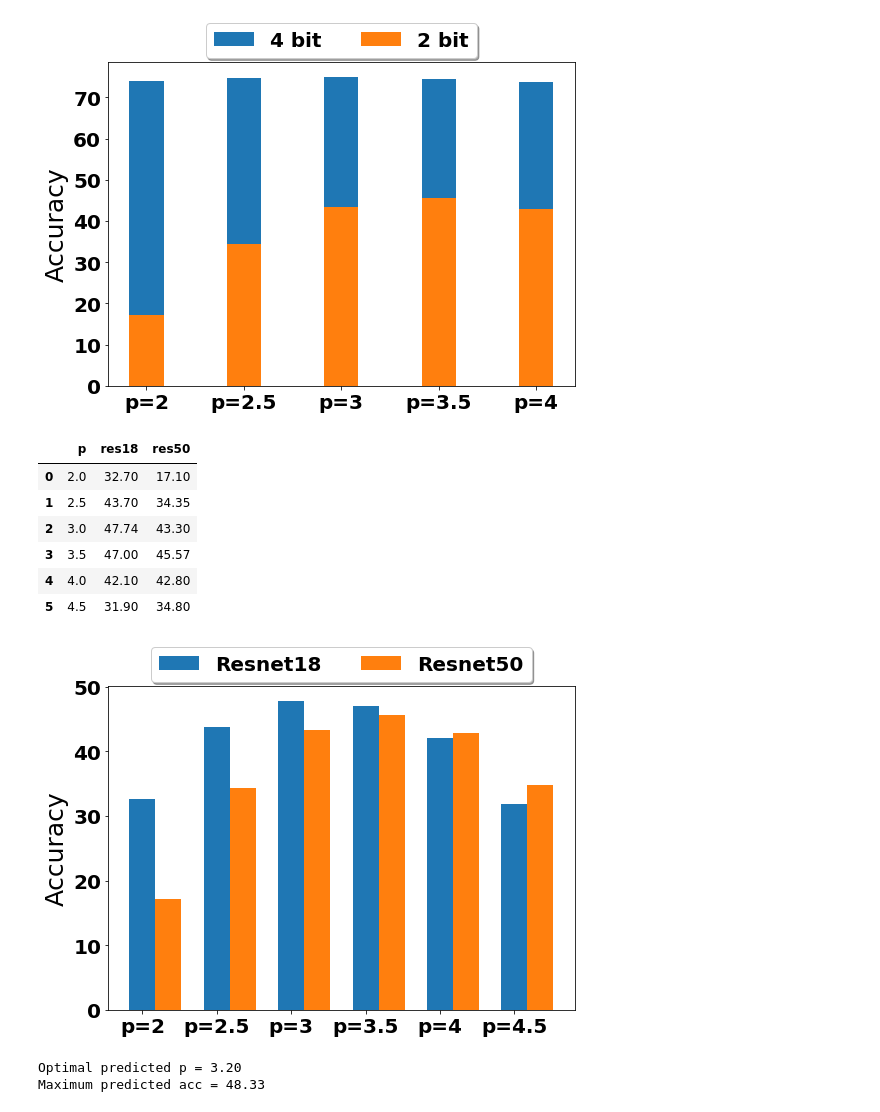
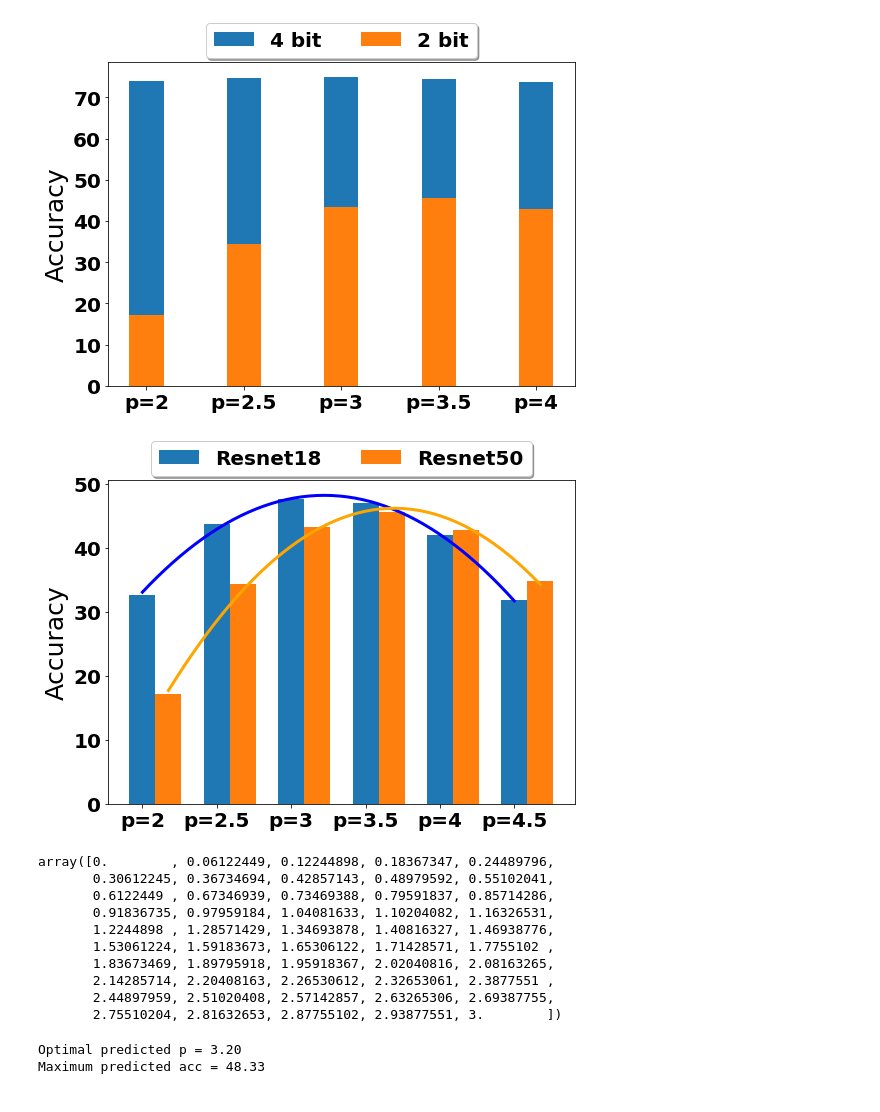
Before and after one commit to ynahshan/nn-quantization-pytorch, a Jupyter notebook: jupyter/lp_vs_acc.ipynb, the cells around one changed output. Cells and saved outputs as stored; diff of their text form; code cells hidden in the pictures.

Commit message:
update figures

```diff
--- a/jupyter/lp_vs_acc.ipynb
+++ b/jupyter/lp_vs_acc.ipynb
@@ -32,37 +32,61 @@ plt.savefig('../fig/res50_p_vs_acc.png')
 # %%
 df_2bit = pd.DataFrame()
 temp = df_res18[df_res18['p'].isin([2., 2.5, 3., 3.5, 4., 4.5])].reset_index()
 df_2bit['p'] = temp.p
 df_2bit['res18'] = temp.acc
 temp = df_res50[df_res50['p'].isin([2., 2.5, 3., 3.5, 4., 4.5])].reset_index()
 df_2bit['res50'] = temp.acc
 
 rcParams['figure.figsize'] = 8, 6
 font = {'weight' : 'normal', 'size': 20, 'weight': 'bold'}
 matplotlib.rc('font', **font)
 
 N = len(df_2bit)
 ind = np.arange(N)    # the x locations for the groups
 width = 0.35       # the width of the bars: can also be len(x) sequence
 p1 = plt.bar(ind, df_2bit.res18, width)
 p2 = plt.bar(ind+width, df_2bit.res50, width)
 plt.ylabel('Accuracy', fontsize=25)
 plt.legend(['Resnet18', 'Resnet50'], loc='upper center', bbox_to_anchor=(0.5, 1.15),
           ncol=2, fancybox=True, shadow=True)
+
+plt.xticks(ind, ('p=2', 'p=2.5', 'p=3', 'p=3.5', 'p=4', 'p=4.5'));
+
+min_ = 2
+max_ = 4.5
+
+xp = np.linspace(min_, max_, 50)
+xp_tag = (xp - min_) * 5 / (max_ - min_)
+z = np.polyfit(df_2bit['p'], df_2bit['res18'], 2)
+y = np.poly1d(z)
+plt.plot(xp_tag, y(xp), '-', c='blue', linewidth=3)
+
+
+xp = np.linspace(min_, max_, 50)
+xp_tag = (xp - min_) * 5 / (max_ - min_) + width
+z = np.polyfit(df_2bit['p'], df_2bit['res50'], 2)
+y = np.poly1d(z)
+plt.plot(xp_tag, y(xp), '-', c='orange', linewidth=3)
+
 plt.tight_layout()
-plt.xticks(ind, ('p=2', 'p=2.5', 'p=3', 'p=3.5', 'p=4', 'p=4.5'));
 plt.savefig('../fig/res50_res18_pnorms.png')
-
-df_2bit
 # %% [output]
-|  | p | res18 | res50 |
-| 0 | 2.0 | 32.70 | 17.10 |
-| 1 | 2.5 | 43.70 | 34.35 |
-| 2 | 3.0 | 47.74 | 43.30 |
-| 3 | 3.5 | 47.00 | 45.57 |
-| 4 | 4.0 | 42.10 | 42.80 |
-| 5 | 4.5 | 31.90 | 34.80 |
-[figure, old version]
+[figure, new version]
+# %%
+min_ = 2
+max_ = 4.5
+(xp - min_)
+# %% [output]
+array([0.        , 0.06122449, 0.12244898, 0.18367347, 0.24489796,
+       0.30612245, 0.36734694, 0.42857143, 0.48979592, 0.55102041,
+       0.6122449 , 0.67346939, 0.73469388, 0.79591837, 0.85714286,
+       0.91836735, 0.97959184, 1.04081633, 1.10204082, 1.16326531,
+       1.2244898 , 1.28571429, 1.34693878, 1.40816327, 1.46938776,
+       1.53061224, 1.59183673, 1.65306122, 1.71428571, 1.7755102 ,
+       1.83673469, 1.89795918, 1.95918367, 2.02040816, 2.08163265,
+       2.14285714, 2.20408163, 2.26530612, 2.32653061, 2.3877551 ,
+       2.44897959, 2.51020408, 2.57142857, 2.63265306, 2.69387755,
+       2.75510204, 2.81632653, 2.87755102, 2.93877551, 3.        ])
 # %%
 p = np.linspace(2, 4.5, 26)
 acc = [32.7, 35.5, 38, 40, 41.8, 43.7, 45.1, 46.25, 46.9, 47.6, 47.74, 48, 48.4, 48.17, 47.57, 47, 46.6, 45.7, 44.74, 43.6, 42.1, 40, 38.2, 36.2, 34.2, 31.9]
```
Also changed, not shown: 6 other files.
